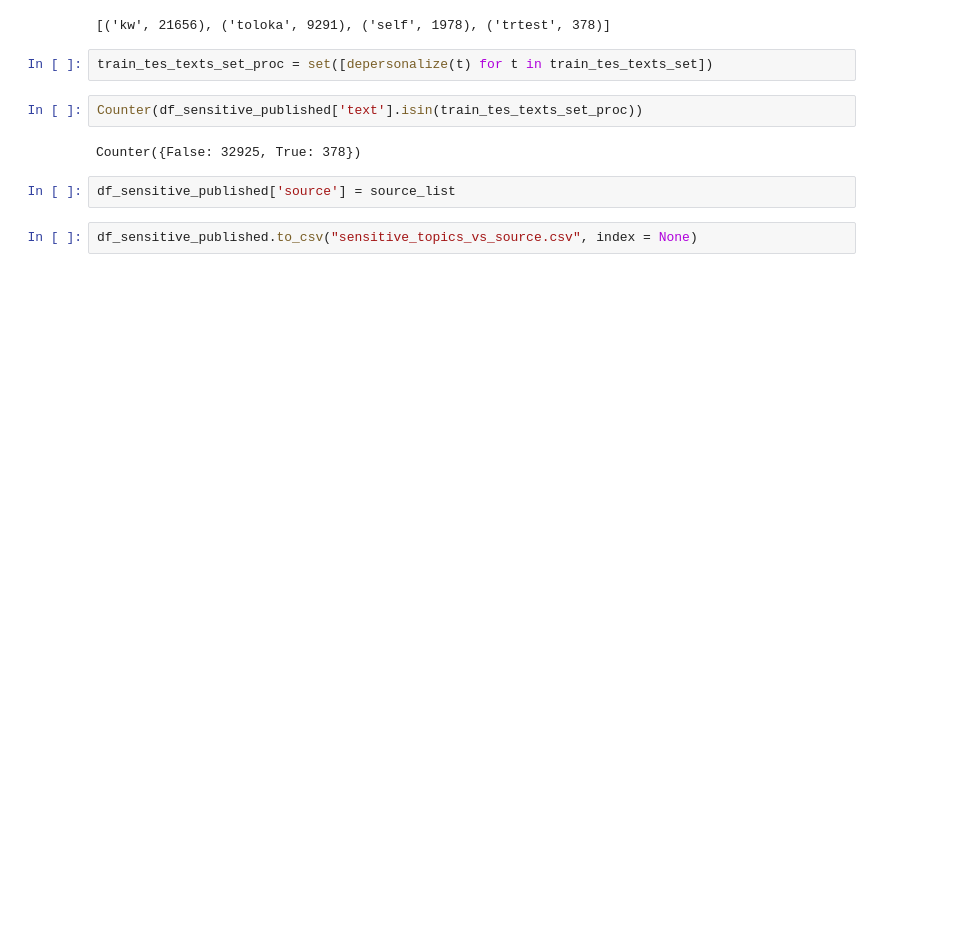
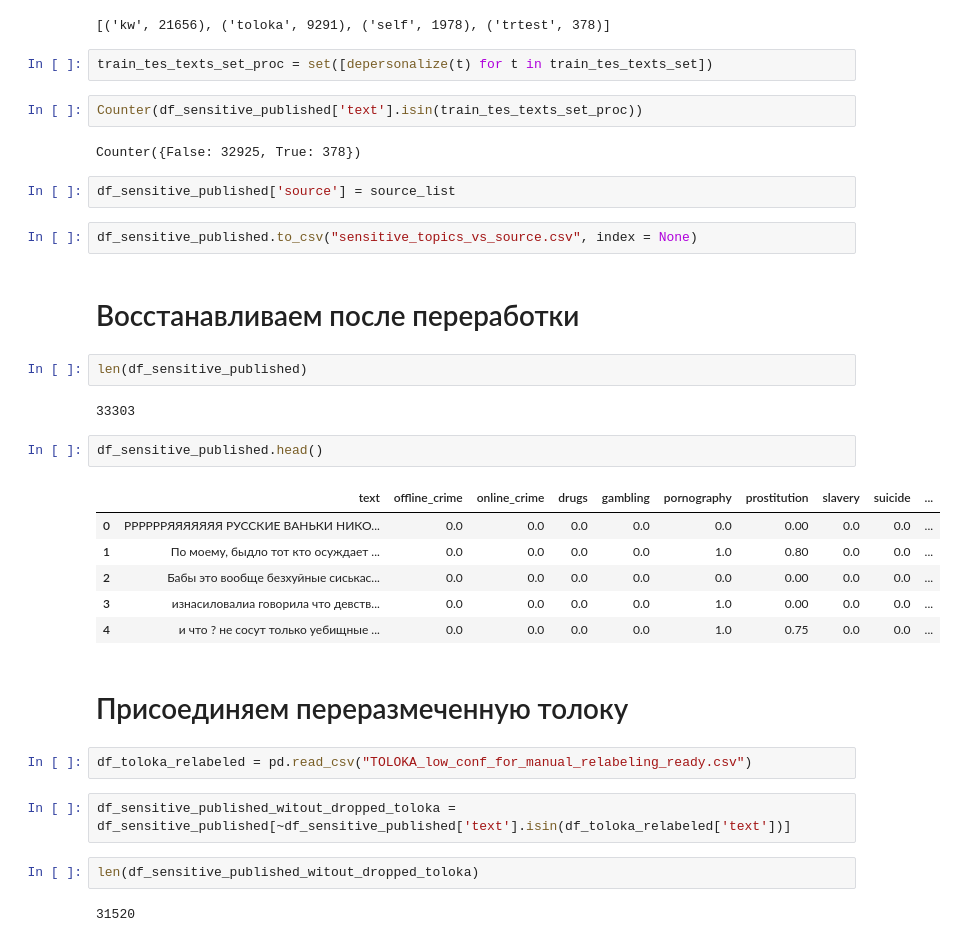
Before and after one commit to s-nlp/inappropriate-sensitive-topics, a Jupyter notebook: Version2/check_agreement_topics/disambiguate_topics_cleaned.ipynb, the cells around one changed output. Drawn from its saved outputs; the diff is of its cells as text; blank space fills up the shorter version.

Commit message:
merge manually labelled

```diff
--- a/Version2/check_agreement_topics/disambiguate_topics_cleaned.ipynb
+++ b/Version2/check_agreement_topics/disambiguate_topics_cleaned.ipynb
@@ -152,3 +152,28 @@ Counter({False: 32925, True: 378})
 df_sensitive_published['source'] = source_list
 # %%
 df_sensitive_published.to_csv("sensitive_topics_vs_source.csv", index = None)
+# %% [markdown]
+# Восстанавливаем после переработки
+# %%
+len(df_sensitive_published)
+# %% [output]
+33303
+# %%
+df_sensitive_published.head()
+# %% [output]
+|  | text | offline_crime | online_crime | drugs | gambling | pornography | prostitution | slavery | suicide | ... |
+| 0 | РРРРРРЯЯЯЯЯЯЯ РУССКИЕ ВАНЬКИ НИКО... | 0.0 | 0.0 | 0.0 | 0.0 | 0.0 | 0.00 | 0.0 | 0.0 | ... |
+| 1 | По моему, быдло тот кто осуждает ... | 0.0 | 0.0 | 0.0 | 0.0 | 1.0 | 0.80 | 0.0 | 0.0 | ... |
+| 2 | Бабы это вообще безхуйные сиськас... | 0.0 | 0.0 | 0.0 | 0.0 | 0.0 | 0.00 | 0.0 | 0.0 | ... |
+| 3 | изнасиловалиа говорила что девств... | 0.0 | 0.0 | 0.0 | 0.0 | 1.0 | 0.00 | 0.0 | 0.0 | ... |
+| 4 | и что ? не сосут только уебищные ... | 0.0 | 0.0 | 0.0 | 0.0 | 1.0 | 0.75 | 0.0 | 0.0 | ... |
+# %% [markdown]
+# Присоединяем переразмеченную толоку
+# %%
+df_toloka_relabeled = pd.read_csv("TOLOKA_low_conf_for_manual_relabeling_ready.csv")
+# %%
+df_sensitive_published_witout_dropped_toloka = df_sensitive_published[~df_sensitive_published['text'].isin(df_toloka_relabeled['text'])]
+# %%
+len(df_sensitive_published_witout_dropped_toloka)
+# %% [output]
+31520
```
Also changed, not shown: parts of 33 cells of this notebook, 3 other files.
